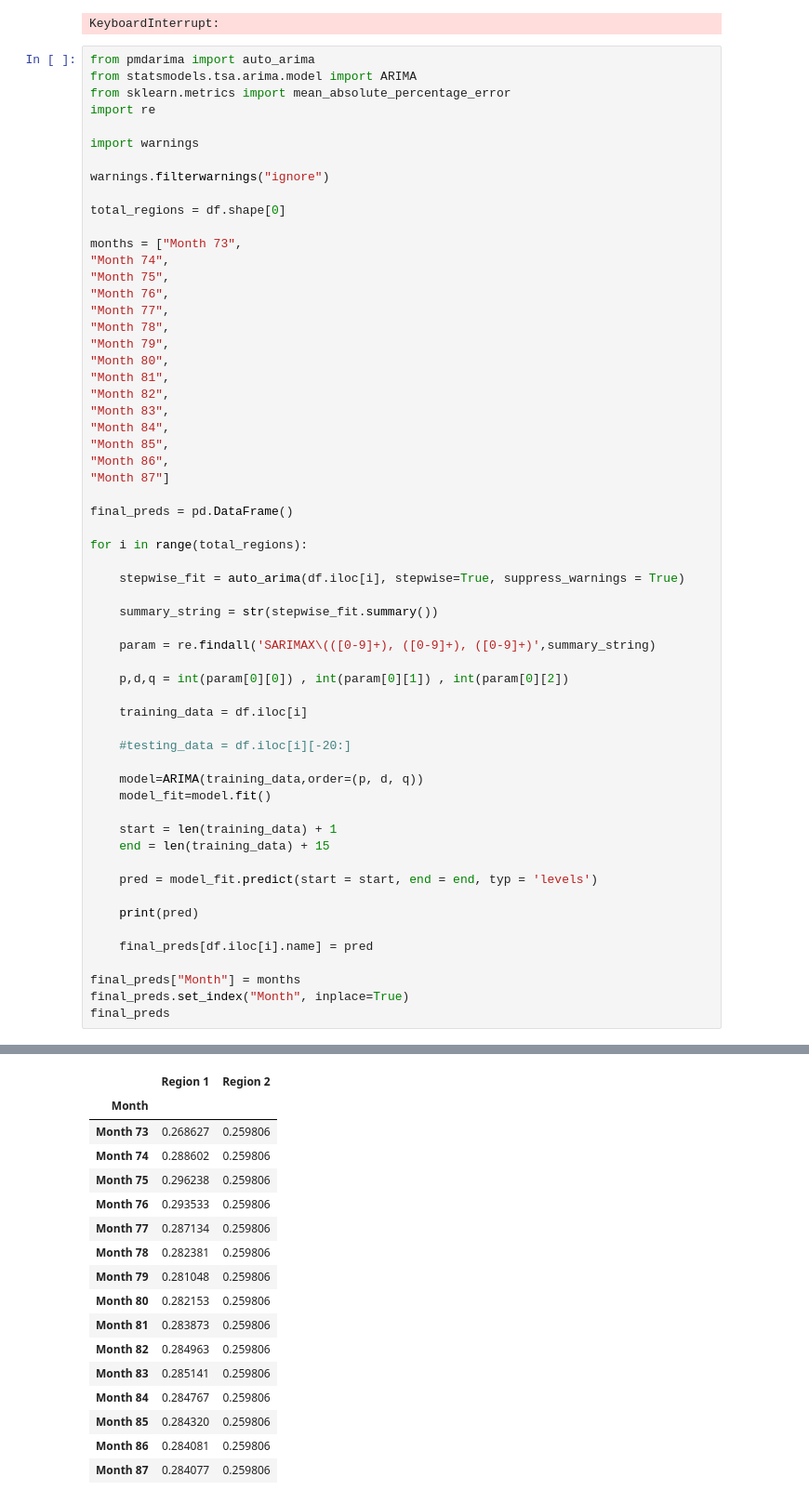
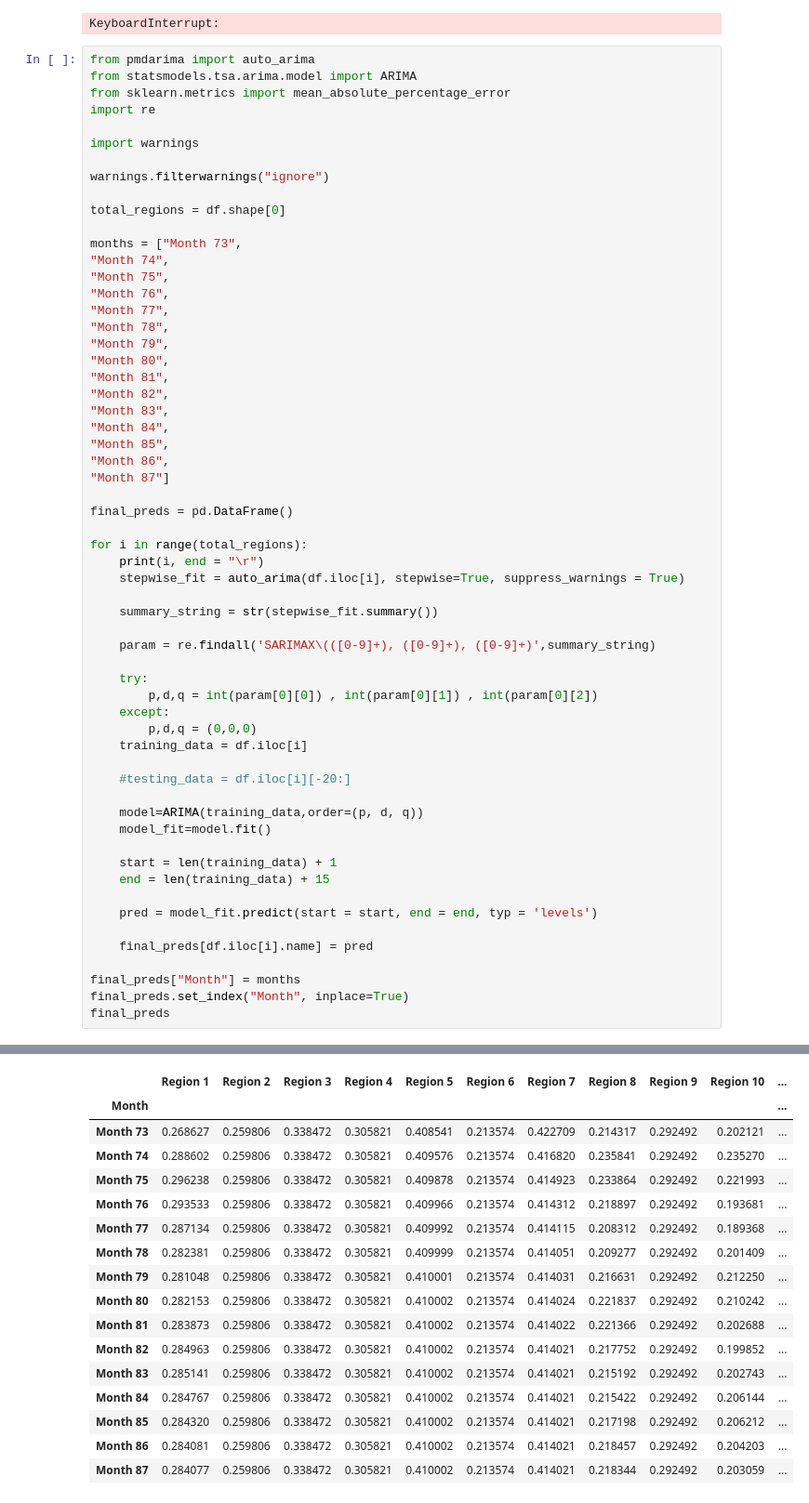
Before and after one commit to Abhishek-Rath/datathon, a Jupyter notebook: datathon.ipynb, the cells around one changed output, grey strips where cells are left out. Shown: that part at 93% size. Cells and saved outputs as stored; diff of their text form.

```diff
--- a/datathon.ipynb
+++ b/datathon.ipynb
@@ -103,15 +109,17 @@ months = ["Month 73",
 final_preds = pd.DataFrame()
 
 for i in range(total_regions):
-
+    print(i, end = "\r")
     stepwise_fit = auto_arima(df.iloc[i], stepwise=True, suppress_warnings = True)
 
     summary_string = str(stepwise_fit.summary())
 
     param = re.findall('SARIMAX\(([0-9]+), ([0-9]+), ([0-9]+)',summary_string)
 
-    p,d,q = int(param[0][0]) , int(param[0][1]) , int(param[0][2])
-
+    try:
+        p,d,q = int(param[0][0]) , int(param[0][1]) , int(param[0][2])
+    except:
+        p,d,q = (0,0,0)
     training_data = df.iloc[i]
 
     #testing_data = df.iloc[i][-20:]
@@ -124,8 +132,6 @@ for i in range(total_regions):
 
     pred = model_fit.predict(start = start, end = end, typ = 'levels')
 
-    print(pred)
-
     final_preds[df.iloc[i].name] = pred
 
 final_preds["Month"] = months
@@ -152,17 +142,17 @@ Name: predicted_mean, dtype: float64
-|  | Region 1 | Region 2 |
-| Month |  |  |
-| Month 73 | 0.268627 | 0.259806 |
-| Month 74 | 0.288602 | 0.259806 |
-| Month 75 | 0.296238 | 0.259806 |
-| Month 76 | 0.293533 | 0.259806 |
-| Month 77 | 0.287134 | 0.259806 |
-| Month 78 | 0.282381 | 0.259806 |
-| Month 79 | 0.281048 | 0.259806 |
-| Month 80 | 0.282153 | 0.259806 |
-| Month 81 | 0.283873 | 0.259806 |
-| Month 82 | 0.284963 | 0.259806 |
-| Month 83 | 0.285141 | 0.259806 |
-| Month 84 | 0.284767 | 0.259806 |
-| Month 85 | 0.284320 | 0.259806 |
-| Month 86 | 0.284081 | 0.259806 |
-| Month 87 | 0.284077 | 0.259806 |
+|  | Region 1 | Region 2 | Region 3 | Region 4 | Region 5 | Region 6 | Region 7 | Region 8 | Region 9 | Region 10 | ... |
+| Month |  |  |  |  |  |  |  |  |  |  | ... |
+| Month 73 | 0.268627 | 0.259806 | 0.338472 | 0.305821 | 0.408541 | 0.213574 | 0.422709 | 0.214317 | 0.292492 | 0.202121 | ... |
+| Month 74 | 0.288602 | 0.259806 | 0.338472 | 0.305821 | 0.409576 | 0.213574 | 0.416820 | 0.235841 | 0.292492 | 0.235270 | ... |
+| Month 75 | 0.296238 | 0.259806 | 0.338472 | 0.305821 | 0.409878 | 0.213574 | 0.414923 | 0.233864 | 0.292492 | 0.221993 | ... |
+| Month 76 | 0.293533 | 0.259806 | 0.338472 | 0.305821 | 0.409966 | 0.213574 | 0.414312 | 0.218897 | 0.292492 | 0.193681 | ... |
+| Month 77 | 0.287134 | 0.259806 | 0.338472 | 0.305821 | 0.409992 | 0.213574 | 0.414115 | 0.208312 | 0.292492 | 0.189368 | ... |
+| Month 78 | 0.282381 | 0.259806 | 0.338472 | 0.305821 | 0.409999 | 0.213574 | 0.414051 | 0.209277 | 0.292492 | 0.201409 | ... |
+| Month 79 | 0.281048 | 0.259806 | 0.338472 | 0.305821 | 0.410001 | 0.213574 | 0.414031 | 0.216631 | 0.292492 | 0.212250 | ... |
+| Month 80 | 0.282153 | 0.259806 | 0.338472 | 0.305821 | 0.410002 | 0.213574 | 0.414024 | 0.221837 | 0.292492 | 0.210242 | ... |
+| Month 81 | 0.283873 | 0.259806 | 0.338472 | 0.305821 | 0.410002 | 0.213574 | 0.414022 | 0.221366 | 0.292492 | 0.202688 | ... |
+| Month 82 | 0.284963 | 0.259806 | 0.338472 | 0.305821 | 0.410002 | 0.213574 | 0.414021 | 0.217752 | 0.292492 | 0.199852 | ... |
+| Month 83 | 0.285141 | 0.259806 | 0.338472 | 0.305821 | 0.410002 | 0.213574 | 0.414021 | 0.215192 | 0.292492 | 0.202743 | ... |
+| Month 84 | 0.284767 | 0.259806 | 0.338472 | 0.305821 | 0.410002 | 0.213574 | 0.414021 | 0.215422 | 0.292492 | 0.206144 | ... |
+| Month 85 | 0.284320 | 0.259806 | 0.338472 | 0.305821 | 0.410002 | 0.213574 | 0.414021 | 0.217198 | 0.292492 | 0.206212 | ... |
+| Month 86 | 0.284081 | 0.259806 | 0.338472 | 0.305821 | 0.410002 | 0.213574 | 0.414021 | 0.218457 | 0.292492 | 0.204203 | ... |
+| Month 87 | 0.284077 | 0.259806 | 0.338472 | 0.305821 | 0.410002 | 0.213574 | 0.414021 | 0.218344 | 0.292492 | 0.203059 | ... |
```
Also changed, not shown: parts of 6 cells of this notebook.
